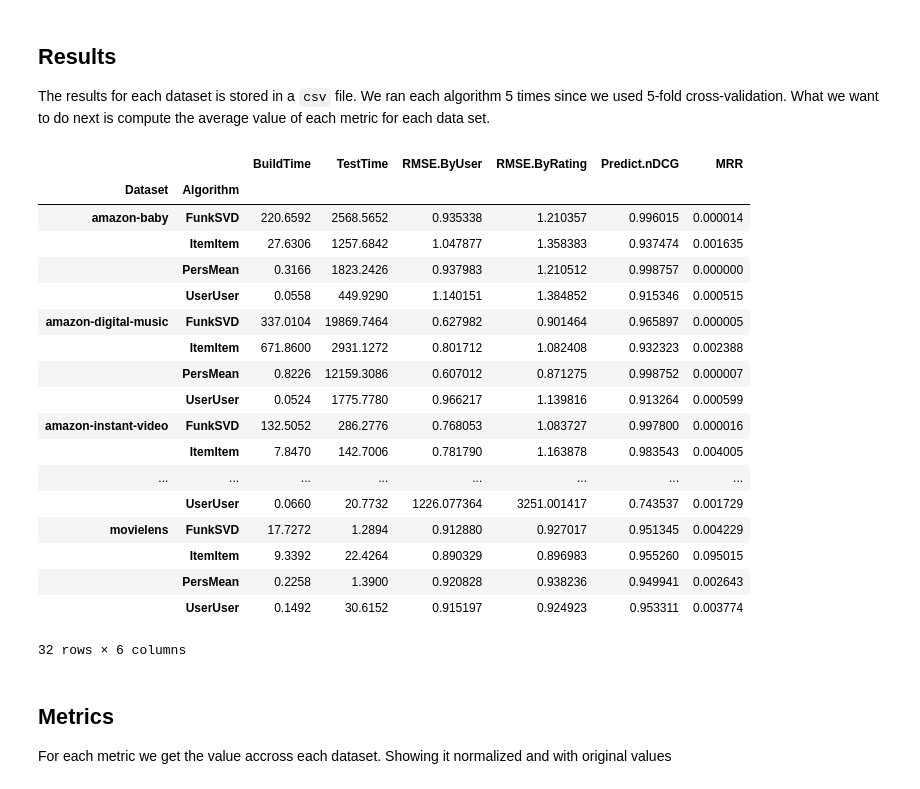
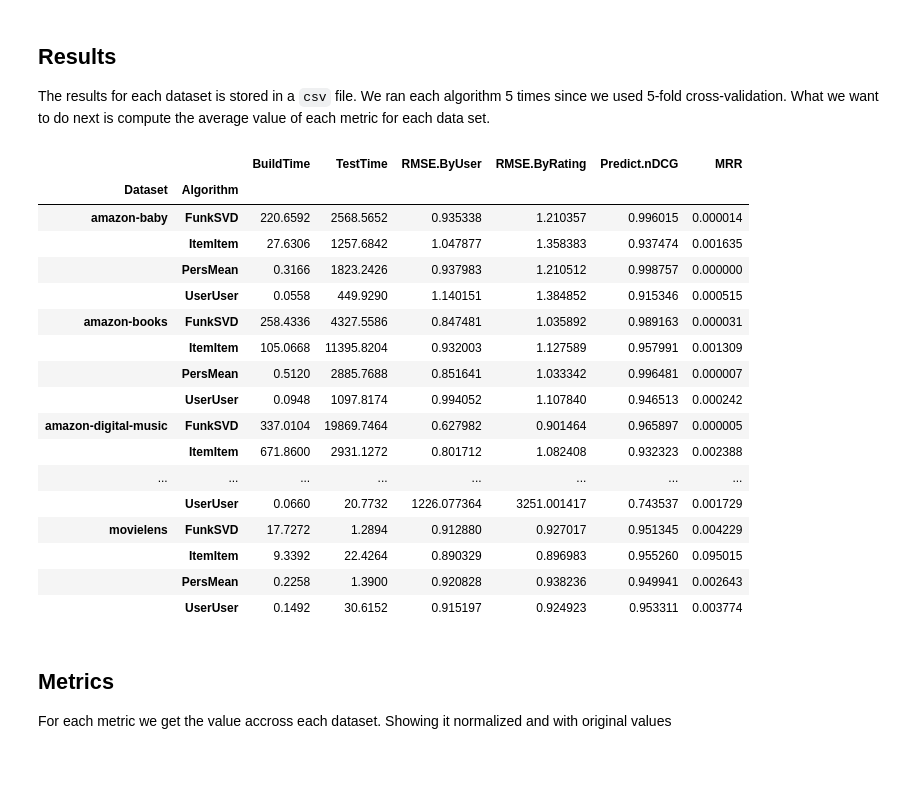
Before and after one commit to Roj/recsys-comparison, a Jupyter notebook: analyze-output.ipynb, the cells around one changed output. Cells and saved outputs as stored; diff of their text form; code cells hidden in the pictures.

```diff
--- a/analyze-output.ipynb
+++ b/analyze-output.ipynb
@@ -56,42 +56,41 @@ This dataset contains 1.149.780 of user-book relations. Each relation represents
 The results for each dataset is stored in a `csv` file.
 We ran each algorithm 5 times since we used 5-fold cross-validation.  What we want to do next is compute the average value of each metric for each data set.
 # %%
-datasets = ['lastfm','movielens','jester','amazon-instant-video','amazon-musical-instruments','amazon-baby','amazon-digital-music','amazon-patio-lawn-garden']
+datasets = ['lastfm','movielens','jester','amazon-instant-video','amazon-musical-instruments','amazon-baby','amazon-digital-music','amazon-patio-lawn-garden','amazon-pet-supplies','amazon-books']
 results = pd.DataFrame()
 for dataset in datasets:
     aux = pd.read_csv('data-analysis/results/'+dataset+'/eval-results.csv')
     aux['Dataset'] = dataset
     if results.empty : results = aux
     else: results = results.append(aux)
 
 
 agg_results = results.drop(['Partition'], axis=1)
 #for now, since every result includes Custom, we have to filter it.
 #in the near future it will be removed from build.gradle, so
 #this won't be necessary
 agg_results = agg_results[agg_results["Algorithm"]!="Custom"]
 agg_results = agg_results.groupby(['Dataset','Algorithm']).mean()
 agg_results
 # %% [output]
 |  |  | BuildTime | TestTime | RMSE.ByUser | RMSE.ByRating | Predict.nDCG | MRR |
 | Dataset | Algorithm |  |  |  |  |  |  |
 | amazon-baby | FunkSVD | 220.6592 | 2568.5652 | 0.935338 | 1.210357 | 0.996015 | 0.000014 |
 |  | ItemItem | 27.6306 | 1257.6842 | 1.047877 | 1.358383 | 0.937474 | 0.001635 |
 |  | PersMean | 0.3166 | 1823.2426 | 0.937983 | 1.210512 | 0.998757 | 0.000000 |
 |  | UserUser | 0.0558 | 449.9290 | 1.140151 | 1.384852 | 0.915346 | 0.000515 |
+| amazon-books | FunkSVD | 258.4336 | 4327.5586 | 0.847481 | 1.035892 | 0.989163 | 0.000031 |
+|  | ItemItem | 105.0668 | 11395.8204 | 0.932003 | 1.127589 | 0.957991 | 0.001309 |
+|  | PersMean | 0.5120 | 2885.7688 | 0.851641 | 1.033342 | 0.996481 | 0.000007 |
+|  | UserUser | 0.0948 | 1097.8174 | 0.994052 | 1.107840 | 0.946513 | 0.000242 |
 | amazon-digital-music | FunkSVD | 337.0104 | 19869.7464 | 0.627982 | 0.901464 | 0.965897 | 0.000005 |
 |  | ItemItem | 671.8600 | 2931.1272 | 0.801712 | 1.082408 | 0.932323 | 0.002388 |
-|  | PersMean | 0.8226 | 12159.3086 | 0.607012 | 0.871275 | 0.998752 | 0.000007 |
-|  | UserUser | 0.0524 | 1775.7780 | 0.966217 | 1.139816 | 0.913264 | 0.000599 |
-| amazon-instant-video | FunkSVD | 132.5052 | 286.2776 | 0.768053 | 1.083727 | 0.997800 | 0.000016 |
-|  | ItemItem | 7.8470 | 142.7006 | 0.781790 | 1.163878 | 0.983543 | 0.004005 |
 | ... | ... | ... | ... | ... | ... | ... | ... |
 |  | UserUser | 0.0660 | 20.7732 | 1226.077364 | 3251.001417 | 0.743537 | 0.001729 |
 | movielens | FunkSVD | 17.7272 | 1.2894 | 0.912880 | 0.927017 | 0.951345 | 0.004229 |
 |  | ItemItem | 9.3392 | 22.4264 | 0.890329 | 0.896983 | 0.955260 | 0.095015 |
 |  | PersMean | 0.2258 | 1.3900 | 0.920828 | 0.938236 | 0.949941 | 0.002643 |
 |  | UserUser | 0.1492 | 30.6152 | 0.915197 | 0.924923 | 0.953311 | 0.003774 |
-32 rows × 6 columns
 # %% [markdown]
 ## Metrics
 
```
Also changed, not shown: parts of 5 cells of this notebook, 8 other files.
